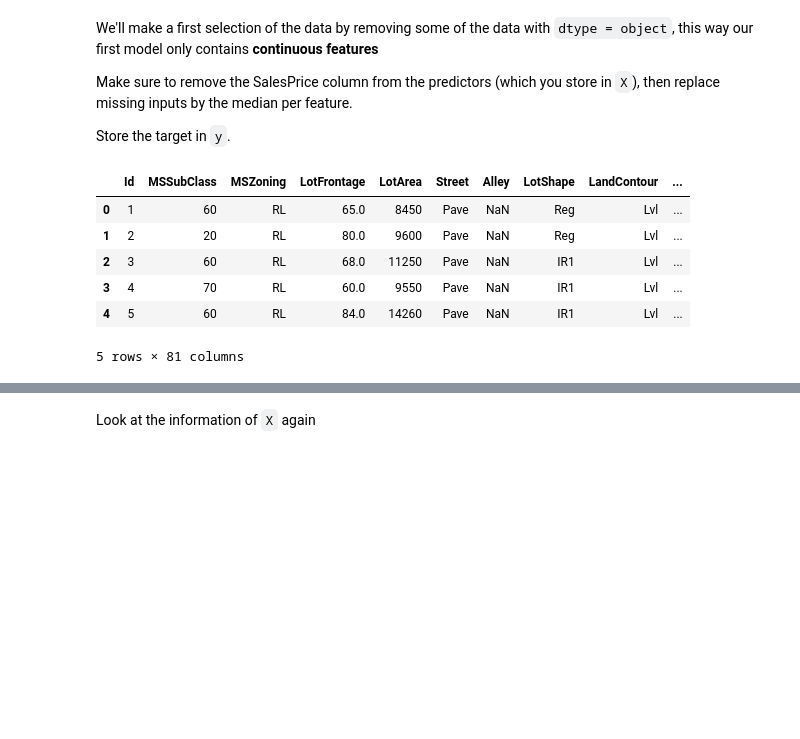
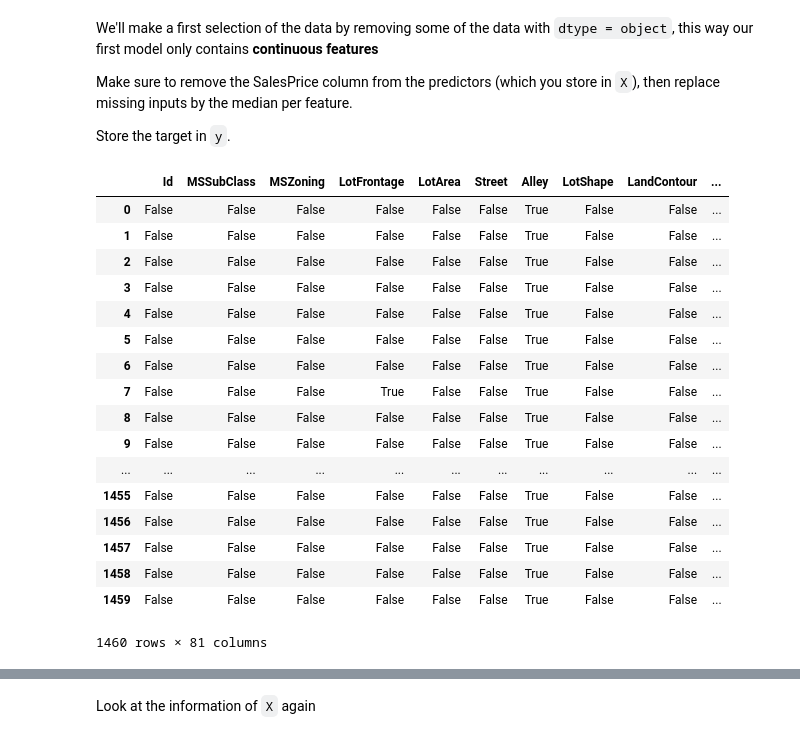
Before and after one commit to ZMBailey/dsc-2-24-10-ridge-and-lasso-regression-lab-seattle-ds-career-040119, a Jupyter notebook: index.ipynb, the cells around one changed output, grey strips where cells are left out. Drawn from its saved outputs; the diff is of its cells as text; code cells hidden in the pictures; blank space fills up the shorter version.

```diff
--- a/index.ipynb
+++ b/index.ipynb
@@ -51,15 +51,26 @@ Make sure to remove the SalesPrice column from the predictors (which you store i
 
 Store the target in `y`.
 # %%
-df
+df.isna()
 # %% [output]
 |  | Id | MSSubClass | MSZoning | LotFrontage | LotArea | Street | Alley | LotShape | LandContour | ... |
-| 0 | 1 | 60 | RL | 65.0 | 8450 | Pave | NaN | Reg | Lvl | ... |
-| 1 | 2 | 20 | RL | 80.0 | 9600 | Pave | NaN | Reg | Lvl | ... |
-| 2 | 3 | 60 | RL | 68.0 | 11250 | Pave | NaN | IR1 | Lvl | ... |
-| 3 | 4 | 70 | RL | 60.0 | 9550 | Pave | NaN | IR1 | Lvl | ... |
-| 4 | 5 | 60 | RL | 84.0 | 14260 | Pave | NaN | IR1 | Lvl | ... |
+| 0 | False | False | False | False | False | False | True | False | False | ... |
+| 1 | False | False | False | False | False | False | True | False | False | ... |
+| 2 | False | False | False | False | False | False | True | False | False | ... |
+| 3 | False | False | False | False | False | False | True | False | False | ... |
+| 4 | False | False | False | False | False | False | True | False | False | ... |
+| 5 | False | False | False | False | False | False | True | False | False | ... |
+| 6 | False | False | False | False | False | False | True | False | False | ... |
+| 7 | False | False | False | True | False | False | True | False | False | ... |
+| 8 | False | False | False | False | False | False | True | False | False | ... |
+| 9 | False | False | False | False | False | False | True | False | False | ... |
+| ... | ... | ... | ... | ... | ... | ... | ... | ... | ... | ... |
+| 1455 | False | False | False | False | False | False | True | False | False | ... |
+| 1456 | False | False | False | False | False | False | True | False | False | ... |
+| 1457 | False | False | False | False | False | False | True | False | False | ... |
+| 1458 | False | False | False | False | False | False | True | False | False | ... |
+| 1459 | False | False | False | False | False | False | True | False | False | ... |
-5 rows × 81 columns
+1460 rows × 81 columns
 # %%
 # Load necessary packages
 
```
